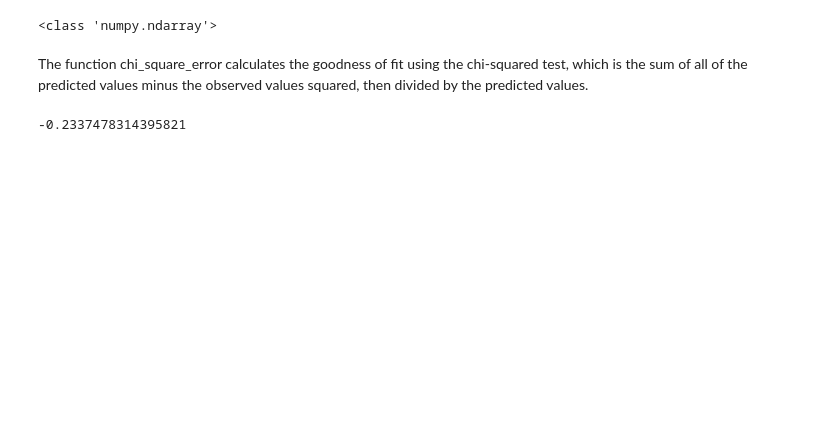
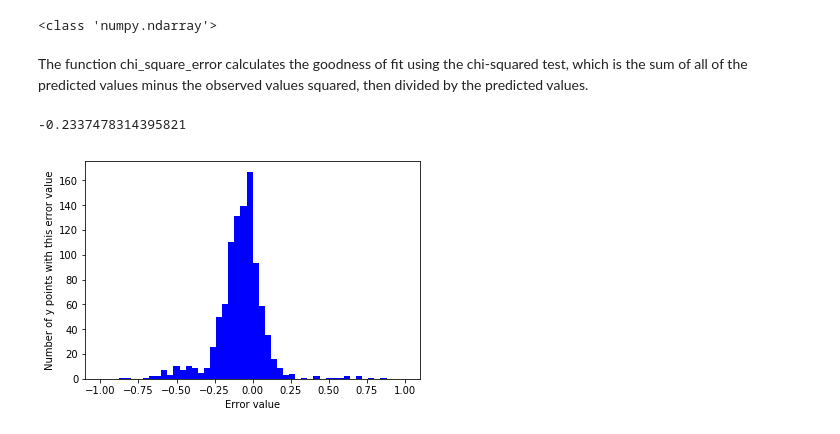
Before and after one commit to marin-hyatt/redshift_data_project, a Jupyter notebook: Marin Hyatt Machine Learning.ipynb, the cells around one changed output. Saved outputs shown, nothing was run; the diff lists cells and outputs as text; code cells hidden in the pictures; blank space fills up the shorter version.

```diff
--- a/Marin Hyatt Machine Learning.ipynb
+++ b/Marin Hyatt Machine Learning.ipynb
@@ -102,3 +122,12 @@ def chi_square_error(observed_y, predicted_y):
 chi_square_error(y, y_for_grid)
 # %% [output]
 -0.2337478314395821
+# %%
+error = numpy.subtract(y, y_for_graph)
+
+plt.hist(error, range = [-1, 1], bins=50, color='blue')
+plt.xlabel('Error value')
+plt.ylabel('Number of y points with this error value')
+plt.show()
+# %% [output]
+[figure, added]
```
Also changed, not shown: parts of 12 cells of this notebook.
